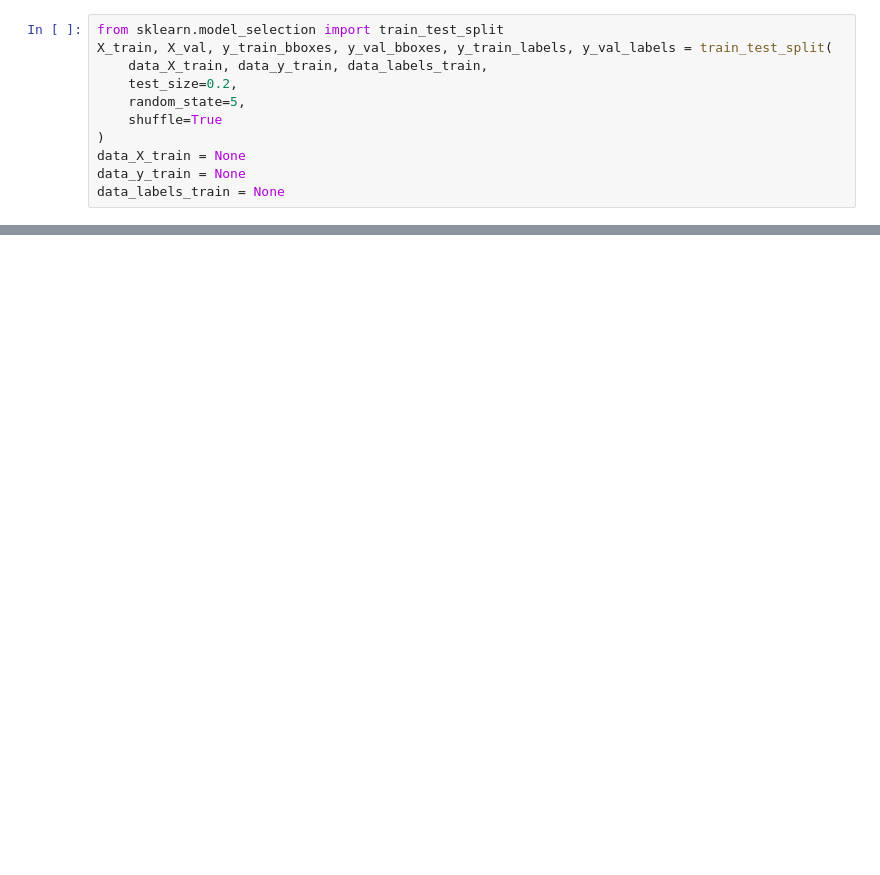
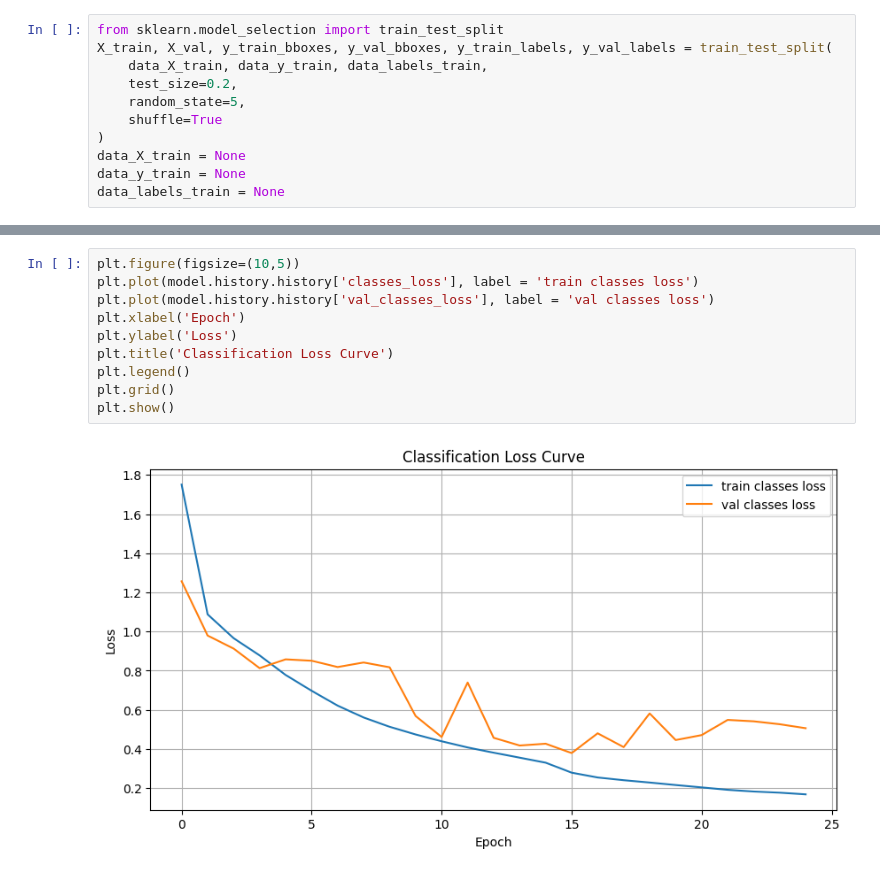
Before and after one commit to waltervoikar/number-identification, a Jupyter notebook: CNN.ipynb, the cells around one changed output, grey strips where cells are left out. Drawn from its saved outputs; the diff is of its cells as text; blank space fills up the shorter version.

```diff
--- a/CNN.ipynb
+++ b/CNN.ipynb
@@ -158,0 +191,12 @@ model.fit(
+# %%
+plt.figure(figsize=(10,5))
+plt.plot(model.history.history['classes_loss'], label = 'train classes loss')
+plt.plot(model.history.history['val_classes_loss'], label = 'val classes loss')
+plt.xlabel('Epoch')
+plt.ylabel('Loss')
+plt.title('Classification Loss Curve')
+plt.legend()
+plt.grid()
+plt.show()
+# %% [output]
+[figure, added]
```
Also changed, not shown: parts of 12 cells of this notebook, 1 other file.
